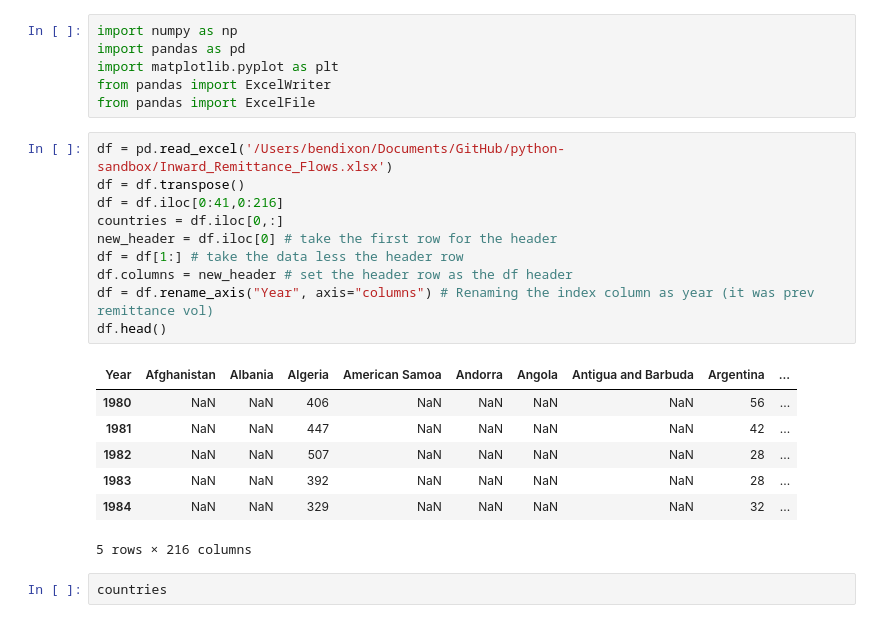
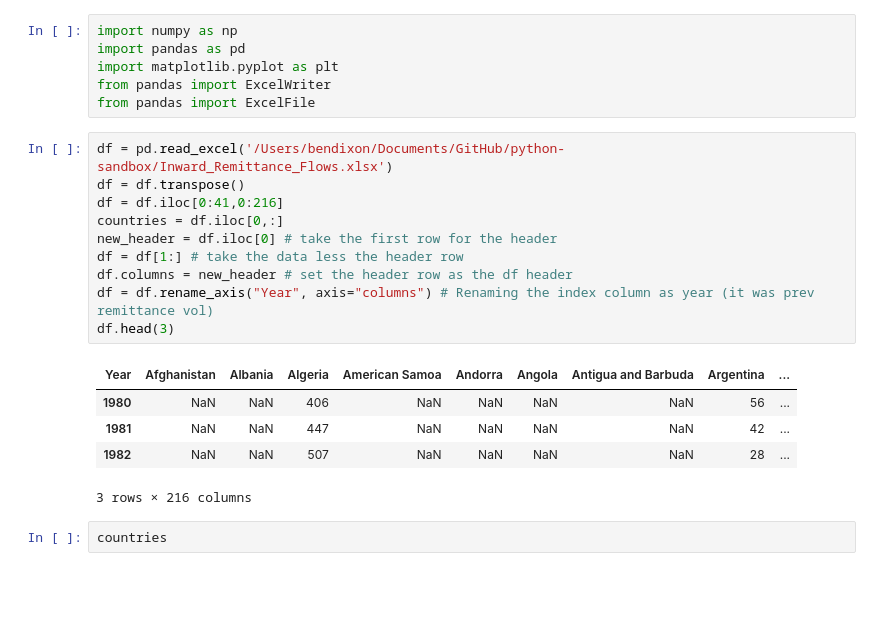
Before and after one commit to bndxn/bndxn.github.io, a Jupyter notebook: _notebooks/Remittances.ipynb, the cells around one changed output. Saved outputs shown, nothing was run; the diff lists cells and outputs as text; blank space fills up the shorter version.

```diff
--- a/_notebooks/Remittances.ipynb
+++ b/_notebooks/Remittances.ipynb
@@ -18,21 +20,19 @@ from pandas import ExcelFile
 # %%
 df = pd.read_excel('/Users/bendixon/Documents/GitHub/python-sandbox/Inward_Remittance_Flows.xlsx')
 df = df.transpose()
 df = df.iloc[0:41,0:216]
 countries = df.iloc[0,:]
 new_header = df.iloc[0] # take the first row for the header
 df = df[1:] # take the data less the header row
 df.columns = new_header # set the header row as the df header
 df = df.rename_axis("Year", axis="columns") # Renaming the index column as year (it was prev remittance vol)
-df.head()
+df.head(3)
 # %% [output]
 | Year | Afghanistan | Albania | Algeria | American Samoa | Andorra | Angola | Antigua and Barbuda | Argentina | ... |
 | 1980 | NaN | NaN | 406 | NaN | NaN | NaN | NaN | 56 | ... |
 | 1981 | NaN | NaN | 447 | NaN | NaN | NaN | NaN | 42 | ... |
 | 1982 | NaN | NaN | 507 | NaN | NaN | NaN | NaN | 28 | ... |
-| 1983 | NaN | NaN | 392 | NaN | NaN | NaN | NaN | 28 | ... |
-| 1984 | NaN | NaN | 329 | NaN | NaN | NaN | NaN | 32 | ... |
-5 rows × 216 columns
+3 rows × 216 columns
 # %%
 countries
 # %% [output]
```
Also changed, not shown: parts of 64 cells of this notebook, 3 other files.
